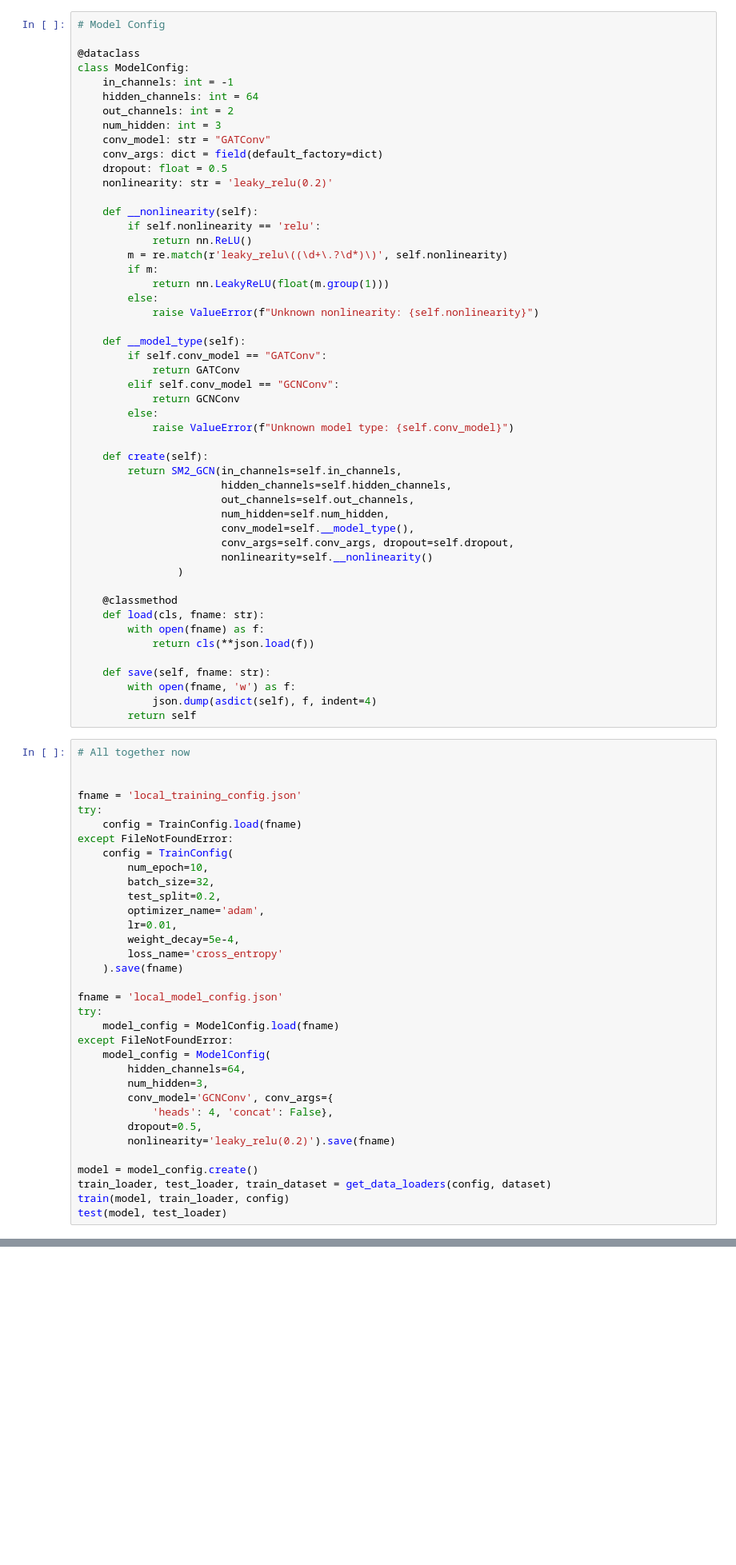
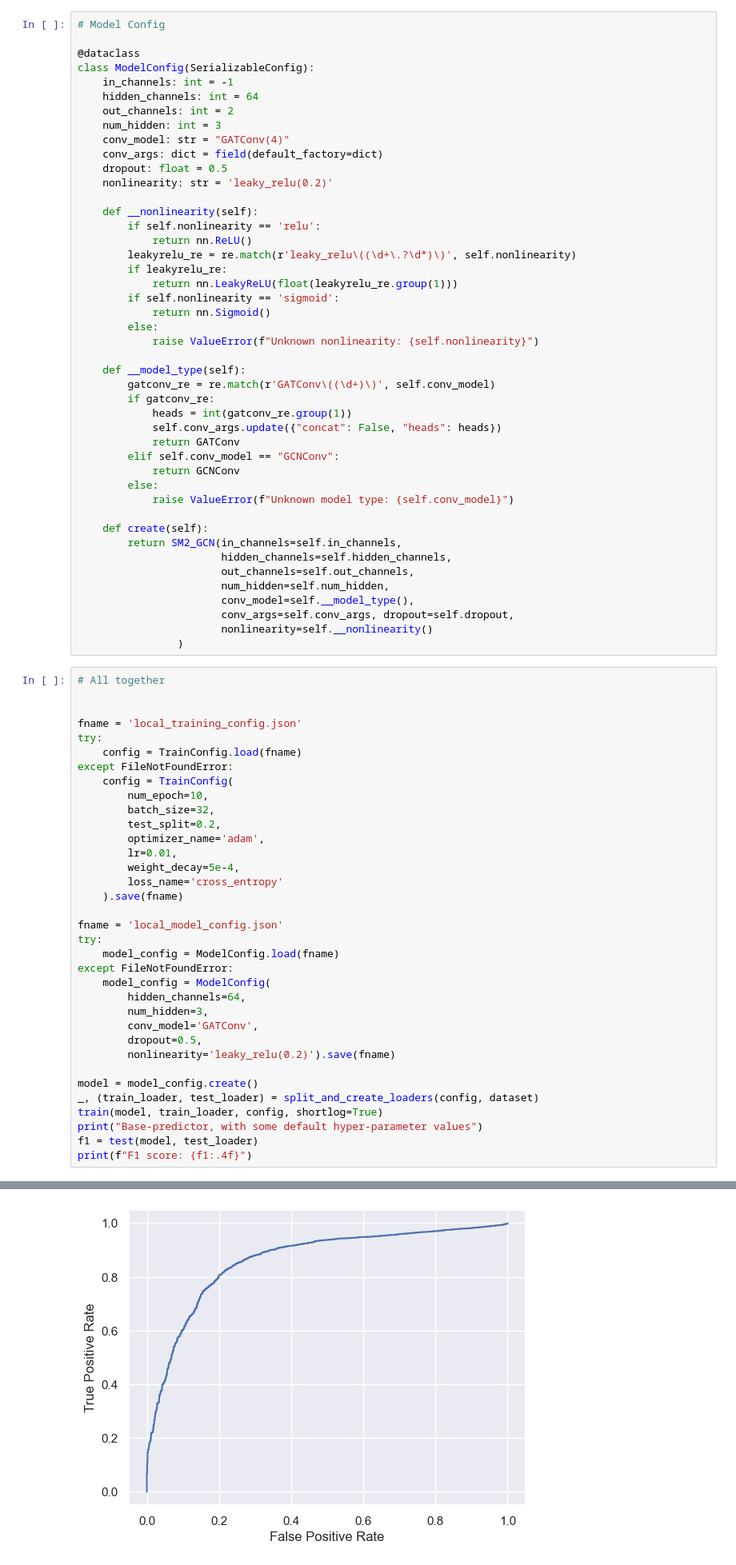
Before and after one commit to aleksgorica/MLGproject, a Jupyter notebook: project.ipynb, the cells around one changed output, grey strips where cells are left out. Shown at 80% size. Saved outputs shown, nothing was run; the diff lists cells and outputs as text; blank space fills up the shorter version.

Commit message:
Add Hyperparameter search
Used optuna, kfold now supresses most of
the printing done by test and train.

```diff
--- a/project.ipynb
+++ b/project.ipynb
@@ -449,12 +468,12 @@ def test(model: nn.Module, data_loader: DataLoader):
 # Model Config
 
 @dataclass
-class ModelConfig:
+class ModelConfig(SerializableConfig):
     in_channels: int = -1
     hidden_channels: int = 64
     out_channels: int = 2
     num_hidden: int = 3
-    conv_model: str = "GATConv"
+    conv_model: str = "GATConv(4)"
     conv_args: dict = field(default_factory=dict)
     dropout: float = 0.5
     nonlinearity: str = 'leaky_relu(0.2)'
@@ -462,14 +481,19 @@ class ModelConfig:
     def __nonlinearity(self):
         if self.nonlinearity == 'relu':
             return nn.ReLU()
-        m = re.match(r'leaky_relu\((\d+\.?\d*)\)', self.nonlinearity)
-        if m:
-            return nn.LeakyReLU(float(m.group(1)))
+        leakyrelu_re = re.match(r'leaky_relu\((\d+\.?\d*)\)', self.nonlinearity)
+        if leakyrelu_re:
+            return nn.LeakyReLU(float(leakyrelu_re.group(1)))
+        if self.nonlinearity == 'sigmoid':
+            return nn.Sigmoid()
         else:
             raise ValueError(f"Unknown nonlinearity: {self.nonlinearity}")
 
     def __model_type(self):
-        if self.conv_model == "GATConv":
+        gatconv_re = re.match(r'GATConv\((\d+)\)', self.conv_model)
+        if gatconv_re:
+            heads = int(gatconv_re.group(1))
+            self.conv_args.update({"concat": False, "heads": heads})
             return GATConv
         elif self.conv_model == "GCNConv":
             return GCNConv
@@ -485,18 +509,8 @@ class ModelConfig:
                        conv_args=self.conv_args, dropout=self.dropout,
                        nonlinearity=self.__nonlinearity()
                 )
-
-    @classmethod
-    def load(cls, fname: str):
-        with open(fname) as f:
-            return cls(**json.load(f))
-
-    def save(self, fname: str):
-        with open(fname, 'w') as f:
-            json.dump(asdict(self), f, indent=4)
-        return self
 # %%
-# All together now
+# All together
 
 
 fname = 'local_training_config.json'
@@ -520,13 +534,14 @@ except FileNotFoundError:
     model_config = ModelConfig(
         hidden_channels=64,
         num_hidden=3,
-        conv_model='GCNConv', conv_args={
-            'heads': 4, 'concat': False},
+        conv_model='GATConv',
         dropout=0.5,
         nonlinearity='leaky_relu(0.2)').save(fname)
 
 model = model_config.create()
-train_loader, test_loader, train_dataset = get_data_loaders(config, dataset)
-train(model, train_loader, config)
-test(model, test_loader)
+_, (train_loader, test_loader) = split_and_create_loaders(config, dataset)
+train(model, train_loader, config, shortlog=True)
+print("Base-predictor, with some default hyper-parameter values")
+f1 = test(model, test_loader)
+print(f"F1 score: {f1:.4f}")
 # %% [output]
@@ -554,0 +561 @@ Real ratio: 0.8906920600858369, Pred ratio: 0.7942596566523605
+[figure, added]
```
Also changed, not shown: parts of 18 cells of this notebook.
